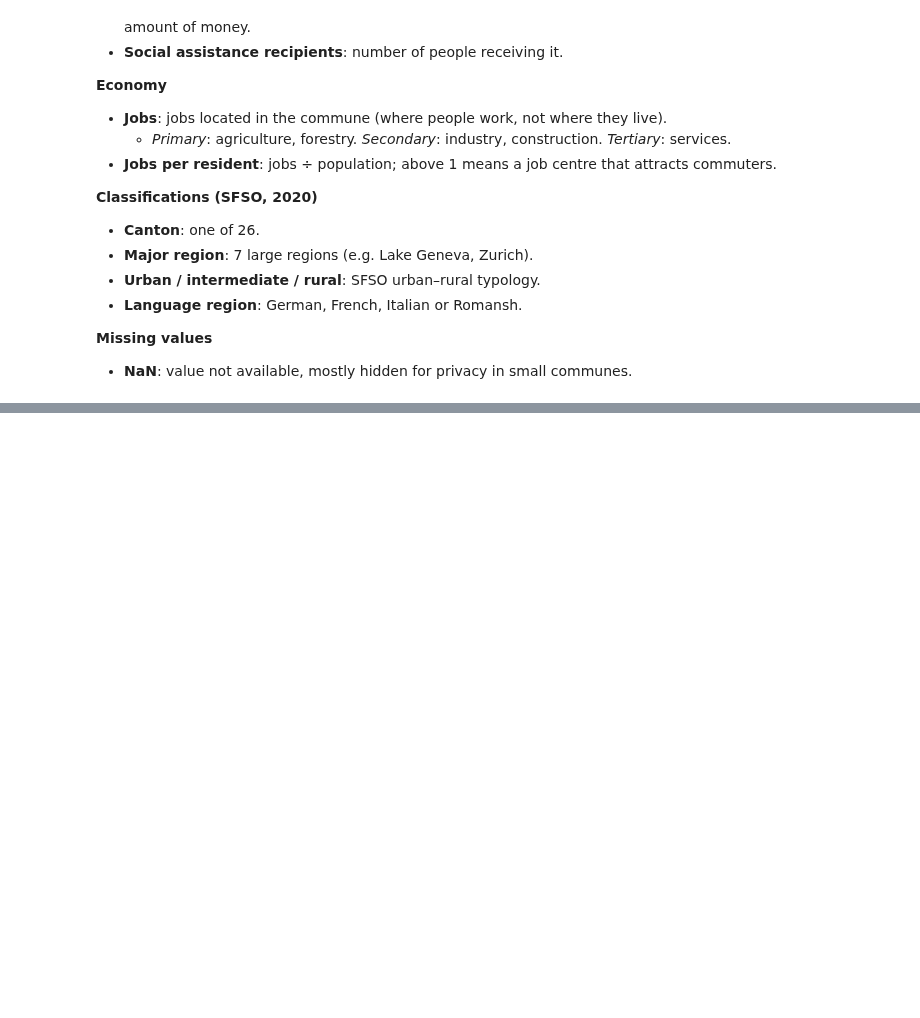
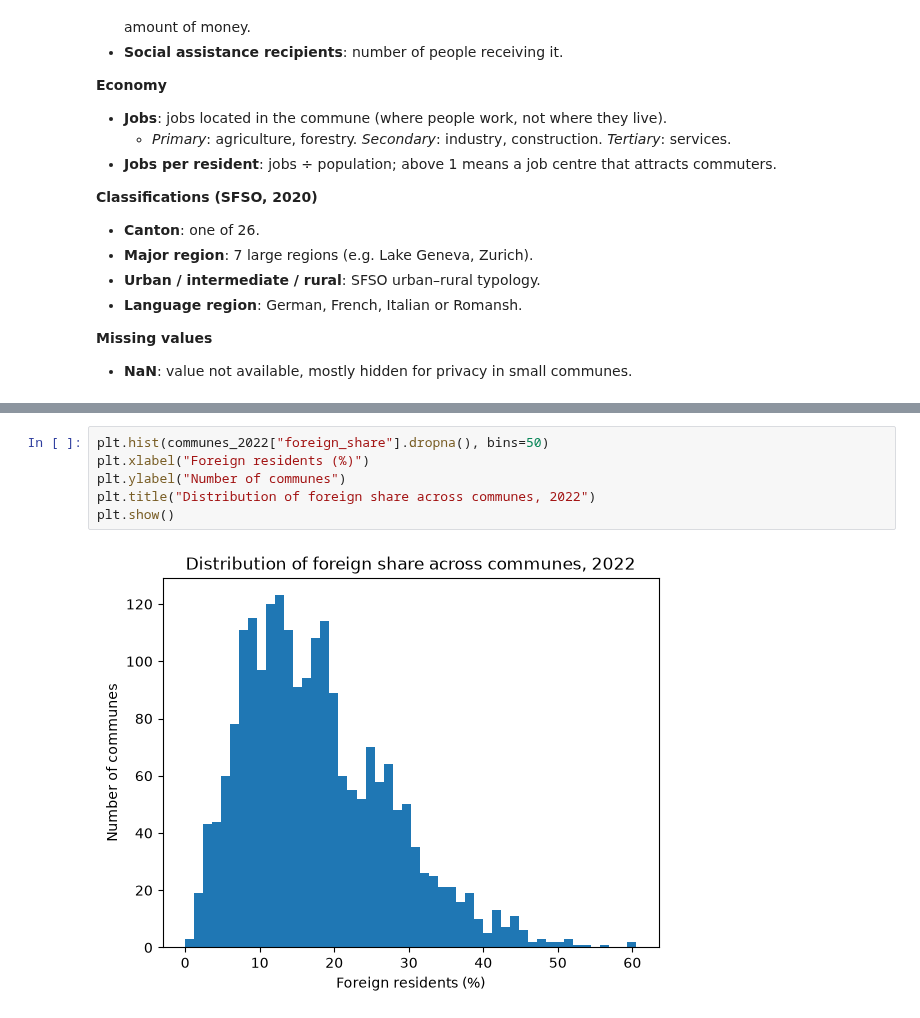
Before and after one commit to bousmarc/ADA-Project, a Jupyter notebook: notebooks/first_look.ipynb, the cells around one changed output, grey strips where cells are left out. Saved outputs shown, nothing was run; the diff lists cells and outputs as text; blank space fills up the shorter version.

```diff
--- a/notebooks/first_look.ipynb
+++ b/notebooks/first_look.ipynb
@@ -64,0 +132,8 @@ dtype: int64
+# %%
+plt.hist(communes_2022["foreign_share"].dropna(), bins=50)
+plt.xlabel("Foreign residents (%)")
+plt.ylabel("Number of communes")
+plt.title("Distribution of foreign share across communes, 2022")
+plt.show()
+# %% [output]
+[figure, added]
```
Also changed, not shown: parts of 2 cells of this notebook.
